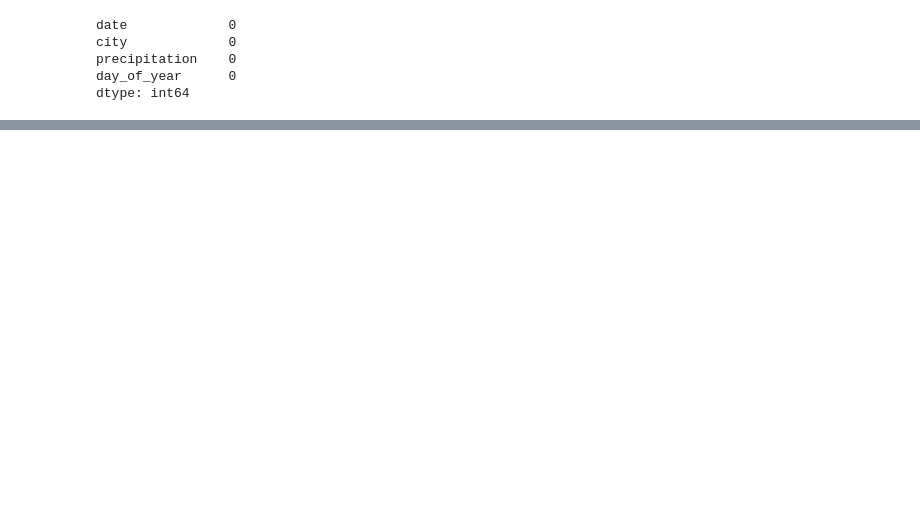
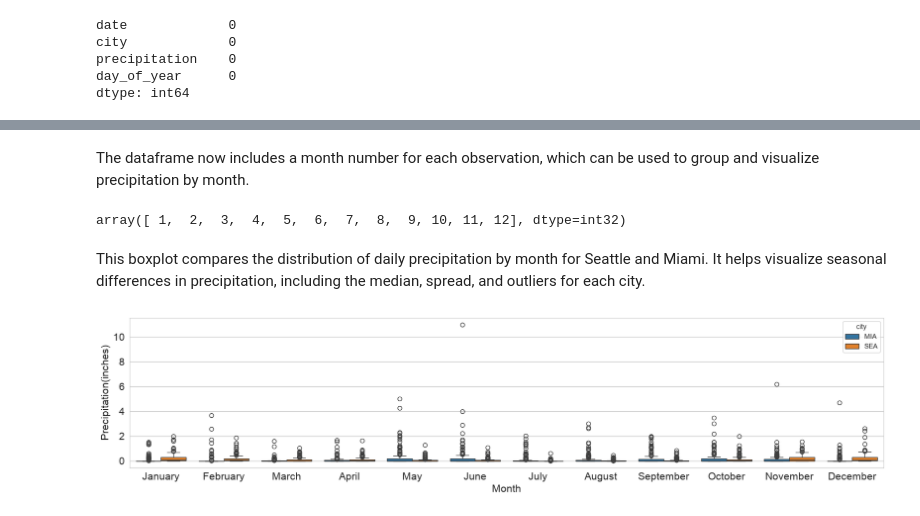
Before and after one commit to HakimMims/Weather, a Jupyter notebook: code/WeatherData.ipynb, the cells around one changed output, grey strips where cells are left out. Drawn from its saved outputs; the diff is of its cells as text; code cells hidden in the pictures; blank space fills up the shorter version.

```diff
--- a/code/WeatherData.ipynb
+++ b/code/WeatherData.ipynb
@@ -496,0 +577,2 @@ df.to_csv('clean_seattle_miami_weather.csv', encoding='utf-8-sig', index=False)
+# %%
+df['month'] = pd.DatetimeIndex(df['date']).month
@@ -496,0 +588,2 @@ df.to_csv('clean_seattle_miami_weather.csv', encoding='utf-8-sig', index=False)
+# %% [markdown]
+The dataframe now includes a month number for each observation, which can be used to group and visualize precipitation by month.
@@ -496,0 +592,4 @@ df.to_csv('clean_seattle_miami_weather.csv', encoding='utf-8-sig', index=False)
+# %%
+df['month'].unique()
+# %% [output]
+array([ 1,  2,  3,  4,  5,  6,  7,  8,  9, 10, 11, 12], dtype=int32)
@@ -496,0 +598,20 @@ df.to_csv('clean_seattle_miami_weather.csv', encoding='utf-8-sig', index=False)
+# %% [markdown]
+This boxplot compares the distribution of daily precipitation by month for Seattle and Miami. It helps visualize seasonal differences in precipitation, including the median, spread, and outliers for each city.
+# %%
+plt.figure(figsize=(20,4))
+
+sns.boxplot(data=df, x='month', y='precipitation', hue='city')
+
+plt.xlabel('Month', fontsize=15)
+plt.ylabel('Precipitation(inches)',fontsize=15)
+
+plt.tick_params(labelsize=15)
+
+#Get month names and set as x-axis tick labels
+import calendar
+month_names = list(calendar.month_name[1:]) # to get month names
+plt.xticks(ticks=range(12), labels=month_names) # Set x-acis ticks to month names
+
+plt.show()
+# %% [output]
+[figure, added]
```
Also changed, not shown: parts of 100 cells of this notebook, 3 other files.
